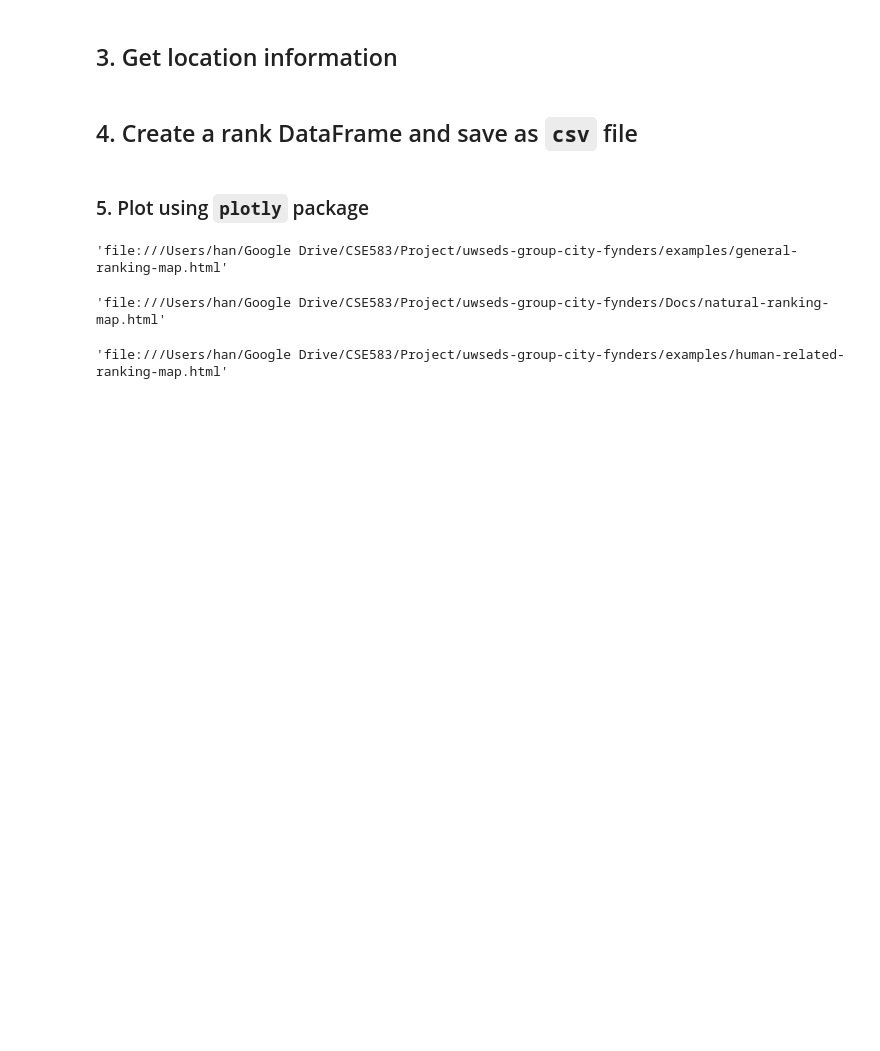
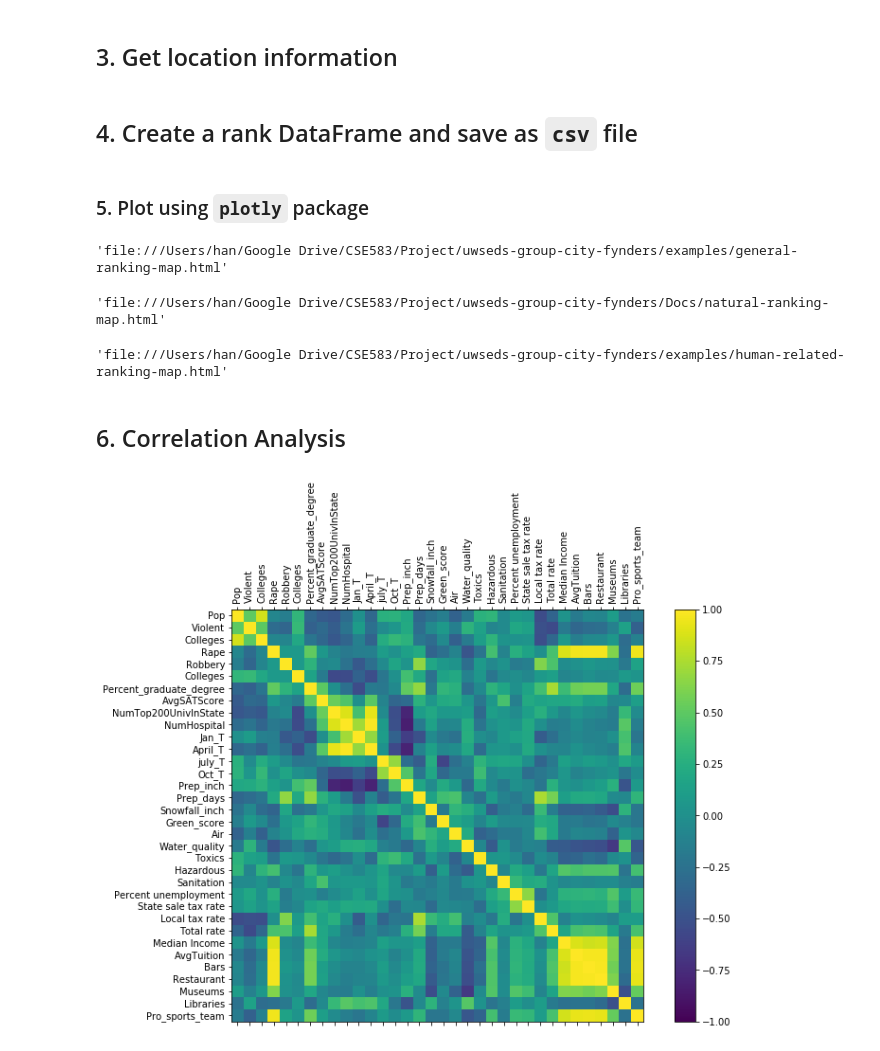
Before and after one commit to UWSEDS-aut17/uwseds-group-city-fynders, a Jupyter notebook: examples/city_fynder.ipynb, the cells around one changed output. Saved outputs shown, nothing was run; the diff lists cells and outputs as text; code cells hidden in the pictures; blank space fills up the shorter version.

```diff
--- a/examples/city_fynder.ipynb
+++ b/examples/city_fynder.ipynb
@@ -123,3 +123,52 @@ fig = dict( data=cities, layout=layout )
 plotly.offline.plot( fig, validate=False, filename='human-related-ranking-map.html' )
 # %% [output]
 'file:///Users/han/Google Drive/CSE583/Project/uwseds-group-city-fynders/examples/human-related-ranking-map.html'
+# %% [markdown]
+## 6. Correlation Analysis
+# %%
+# Correction Matrix Plot
+import matplotlib.pyplot as plt
+import pandas
+import numpy
+
+import data_processing as dp
+(natural, human, economy, tertiary) = dp.read_data()
+alldata = human
+for i in[natural, economy, tertiary]:
+    factors = list(i.columns.values)
+    for j in factors:
+        alldata[j] = i[j]
+
+df = alldata[['Population', 'Violent', 'Rape', 'Robbery', 'Colleges',
+              'Percent_graduate_degree', 'AvgSATScore', 'NumTop200UnivInState',
+              'NumHospital', 'Jan_T', 'April_T', 'july_T', 'Oct_T', 'Prep_inch',
+              'Prep_days', 'Snowfall_inch', 'Green_score', 'Air', 'Water_quality',
+              'Toxics', 'Hazardous', 'Sanitation', 'Percent unemployment',
+              'State sale tax rate', 'Local tax rate', 'Total rate', 'Median Income',
+              'AvgTuition', 'Bars', 'Restaurant', 'Museums', 'Libraries',
+              'Pro_sports_team', 'Park_acres_per_1000_residents', 'NumTop200Restau']]
+
+
+names = ['Pop', 'Violent', 'Colleges', 'Rape', 'Robbery', 'Colleges',
+         'Percent_graduate_degree', 'AvgSATScore', 'NumTop200UnivInState',
+         'NumHospital', 'Jan_T', 'April_T', 'july_T', 'Oct_T', 'Prep_inch',
+         'Prep_days', 'Snowfall_inch', 'Green_score', 'Air', 'Water_quality',
+         'Toxics', 'Hazardous', 'Sanitation', 'Percent unemployment',
+         'State sale tax rate', 'Local tax rate', 'Total rate', 'Median Income',
+         'AvgTuition', 'Bars', 'Restaurant', 'Museums', 'Libraries',
+         'Pro_sports_team', 'Park_acres_per_1000_residents', 'NumTop200Restau']
+data = df
+correlations = data.corr()
+# plot correlation matrix
+fig = plt.figure(figsize=(12,8))
+ax = fig.add_subplot(111)
+cax = ax.matshow(correlations, vmin=-1, vmax=1)
+fig.colorbar(cax)
+ticks = numpy.arange(0,34,1)
+ax.set_xticks(ticks)
+ax.set_yticks(ticks)
+ax.set_xticklabels(names,rotation = 'vertical')
+ax.set_yticklabels(names)
+plt.show()
+# %% [output]
+[figure, added]
```
Also changed, not shown: parts of 2 cells of this notebook, 1 other file.
